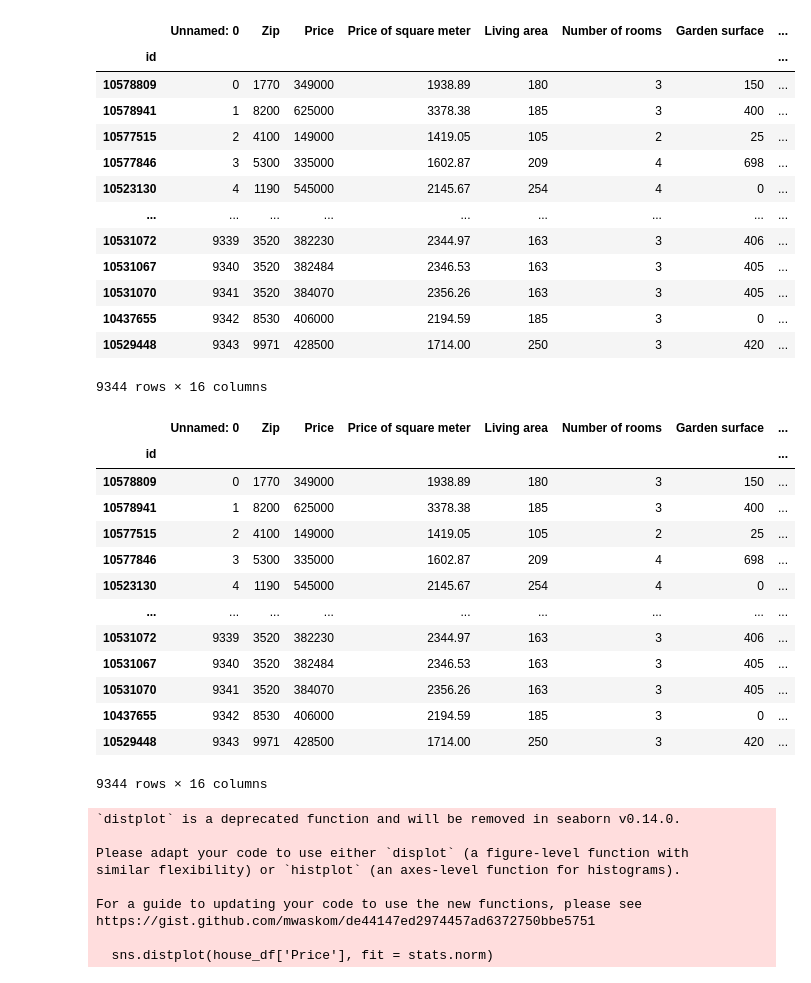
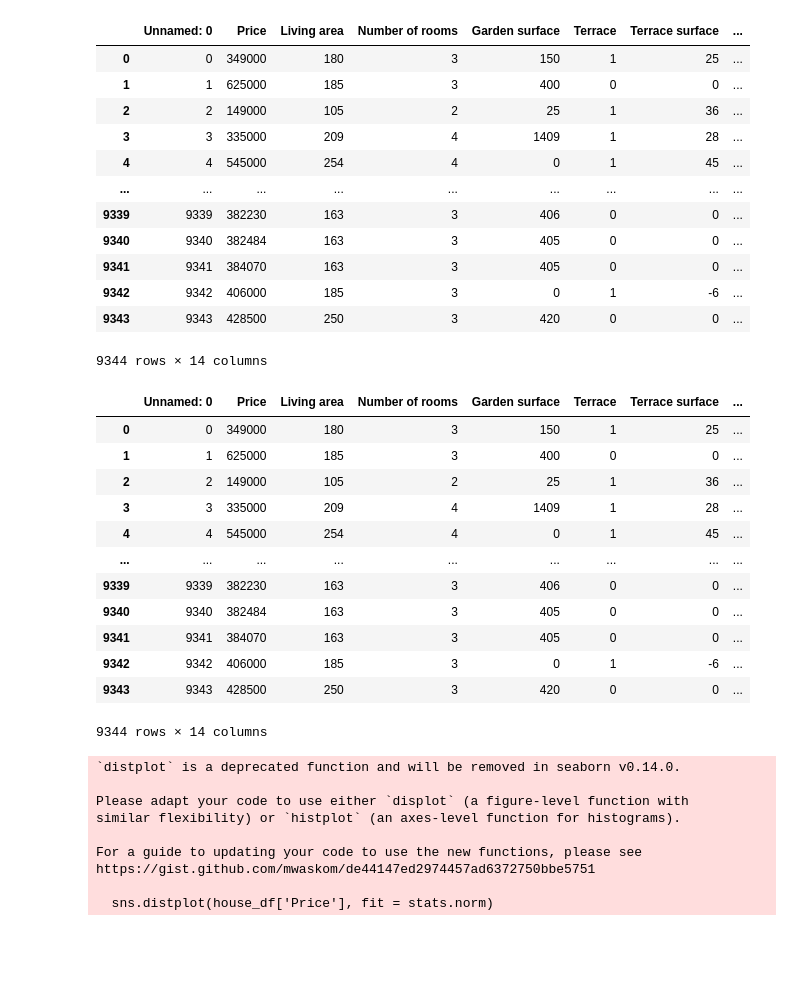
Before and after one commit to Ta-DevSark/challenge-regression, a Jupyter notebook: melike.ipynb, the cells around one changed output. Drawn from its saved outputs; the diff is of its cells as text; code cells hidden in the pictures; blank space fills up the shorter version.

```diff
--- a/melike.ipynb
+++ b/melike.ipynb
@@ -8,43 +8,41 @@ import sklearn
 from sklearn.model_selection import train_test_split
 from sklearn.linear_model import LinearRegression
 # %%
-house_df = pd.read_csv("complete_houses_mod.csv", index_col="id")
+house_df = pd.read_csv("crazy_houses.csv")
 
 
 df = house_df.loc[:, house_df.isnull().mean() < .8]
 df
 # %% [output]
-|  | Unnamed: 0 | Zip | Price | Price of square meter | Living area | Number of rooms | Garden surface | ... |
-| id |  |  |  |  |  |  |  | ... |
-| 10578809 | 0 | 1770 | 349000 | 1938.89 | 180 | 3 | 150 | ... |
-| 10578941 | 1 | 8200 | 625000 | 3378.38 | 185 | 3 | 400 | ... |
-| 10577515 | 2 | 4100 | 149000 | 1419.05 | 105 | 2 | 25 | ... |
-| 10577846 | 3 | 5300 | 335000 | 1602.87 | 209 | 4 | 698 | ... |
-| 10523130 | 4 | 1190 | 545000 | 2145.67 | 254 | 4 | 0 | ... |
+|  | Unnamed: 0 | Price | Living area | Number of rooms | Garden surface | Terrace | Terrace surface | ... |
+| 0 | 0 | 349000 | 180 | 3 | 150 | 1 | 25 | ... |
+| 1 | 1 | 625000 | 185 | 3 | 400 | 0 | 0 | ... |
+| 2 | 2 | 149000 | 105 | 2 | 25 | 1 | 36 | ... |
+| 3 | 3 | 335000 | 209 | 4 | 1409 | 1 | 28 | ... |
+| 4 | 4 | 545000 | 254 | 4 | 0 | 1 | 45 | ... |
 | ... | ... | ... | ... | ... | ... | ... | ... | ... |
-| 10531072 | 9339 | 3520 | 382230 | 2344.97 | 163 | 3 | 406 | ... |
-| 10531067 | 9340 | 3520 | 382484 | 2346.53 | 163 | 3 | 405 | ... |
-| 10531070 | 9341 | 3520 | 384070 | 2356.26 | 163 | 3 | 405 | ... |
-| 10437655 | 9342 | 8530 | 406000 | 2194.59 | 185 | 3 | 0 | ... |
-| 10529448 | 9343 | 9971 | 428500 | 1714.00 | 250 | 3 | 420 | ... |
+| 9339 | 9339 | 382230 | 163 | 3 | 406 | 0 | 0 | ... |
+| 9340 | 9340 | 382484 | 163 | 3 | 405 | 0 | 0 | ... |
+| 9341 | 9341 | 384070 | 163 | 3 | 405 | 0 | 0 | ... |
+| 9342 | 9342 | 406000 | 185 | 3 | 0 | 1 | -6 | ... |
+| 9343 | 9343 | 428500 | 250 | 3 | 420 | 0 | 0 | ... |
-9344 rows × 16 columns
+9344 rows × 14 columns
 # %%
 house_df
 # %% [output]
-|  | Unnamed: 0 | Zip | Price | Price of square meter | Living area | Number of rooms | Garden surface | ... |
-| id |  |  |  |  |  |  |  | ... |
-| 10578809 | 0 | 1770 | 349000 | 1938.89 | 180 | 3 | 150 | ... |
-| 10578941 | 1 | 8200 | 625000 | 3378.38 | 185 | 3 | 400 | ... |
-| 10577515 | 2 | 4100 | 149000 | 1419.05 | 105 | 2 | 25 | ... |
-| 10577846 | 3 | 5300 | 335000 | 1602.87 | 209 | 4 | 698 | ... |
-| 10523130 | 4 | 1190 | 545000 | 2145.67 | 254 | 4 | 0 | ... |
+|  | Unnamed: 0 | Price | Living area | Number of rooms | Garden surface | Terrace | Terrace surface | ... |
+| 0 | 0 | 349000 | 180 | 3 | 150 | 1 | 25 | ... |
+| 1 | 1 | 625000 | 185 | 3 | 400 | 0 | 0 | ... |
+| 2 | 2 | 149000 | 105 | 2 | 25 | 1 | 36 | ... |
+| 3 | 3 | 335000 | 209 | 4 | 1409 | 1 | 28 | ... |
+| 4 | 4 | 545000 | 254 | 4 | 0 | 1 | 45 | ... |
 | ... | ... | ... | ... | ... | ... | ... | ... | ... |
-| 10531072 | 9339 | 3520 | 382230 | 2344.97 | 163 | 3 | 406 | ... |
-| 10531067 | 9340 | 3520 | 382484 | 2346.53 | 163 | 3 | 405 | ... |
-| 10531070 | 9341 | 3520 | 384070 | 2356.26 | 163 | 3 | 405 | ... |
-| 10437655 | 9342 | 8530 | 406000 | 2194.59 | 185 | 3 | 0 | ... |
-| 10529448 | 9343 | 9971 | 428500 | 1714.00 | 250 | 3 | 420 | ... |
+| 9339 | 9339 | 382230 | 163 | 3 | 406 | 0 | 0 | ... |
+| 9340 | 9340 | 382484 | 163 | 3 | 405 | 0 | 0 | ... |
+| 9341 | 9341 | 384070 | 163 | 3 | 405 | 0 | 0 | ... |
+| 9342 | 9342 | 406000 | 185 | 3 | 0 | 1 | -6 | ... |
+| 9343 | 9343 | 428500 | 250 | 3 | 420 | 0 | 0 | ... |
-9344 rows × 16 columns
+9344 rows × 14 columns
 # %%
 plt.subplots(figsize=(12, 9))
 sns.distplot(house_df['Price'], fit = stats.norm)
```
Also changed, not shown: parts of 7 cells of this notebook.
